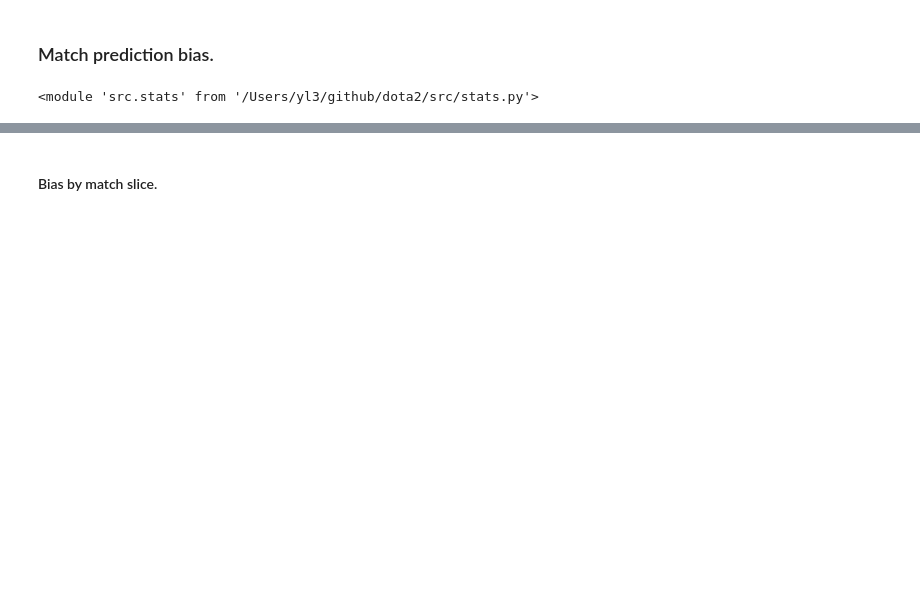
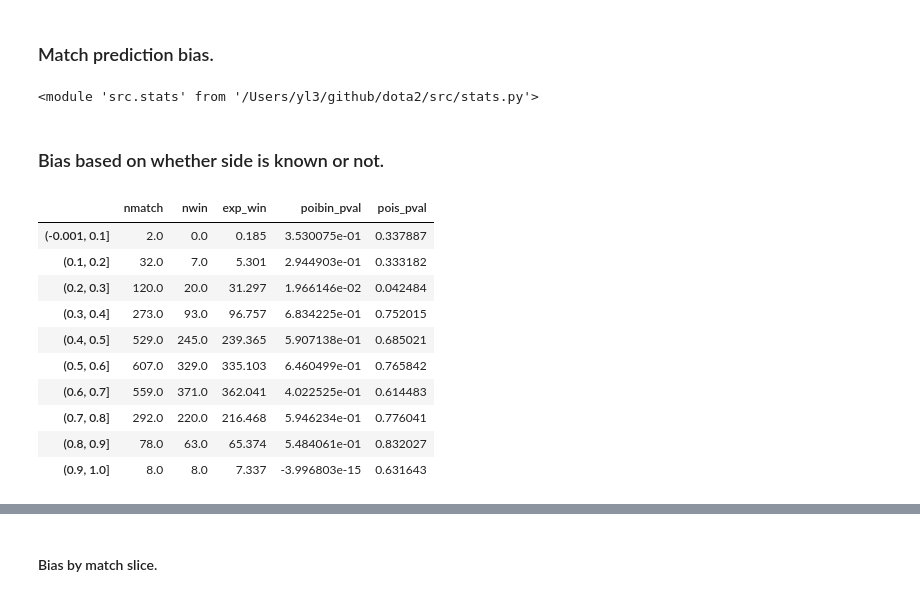
Before and after one commit to yl3/dota2, a Jupyter notebook: notebooks/13-initial_exploration_of_predictions.20190809.ipynb, the cells around one changed output, grey strips where cells are left out. Drawn from its saved outputs; the diff is of its cells as text; code cells hidden in the pictures; blank space fills up the shorter version.

```diff
--- a/notebooks/13-initial_exploration_of_predictions.20190809.ipynb
+++ b/notebooks/13-initial_exploration_of_predictions.20190809.ipynb
@@ -362,0 +380,16 @@ match_pred = src.stats.MatchPred(matches, match_pred_df, skills_mat)
+# %% [markdown]
+### Bias based on whether side is known or not.
+# %%
+match_pred.match_pred_df_bias()
+# %% [output]
+|  | nmatch | nwin | exp_win | poibin_pval | pois_pval |
+| (-0.001, 0.1] | 2.0 | 0.0 | 0.185 | 3.530075e-01 | 0.337887 |
+| (0.1, 0.2] | 32.0 | 7.0 | 5.301 | 2.944903e-01 | 0.333182 |
+| (0.2, 0.3] | 120.0 | 20.0 | 31.297 | 1.966146e-02 | 0.042484 |
+| (0.3, 0.4] | 273.0 | 93.0 | 96.757 | 6.834225e-01 | 0.752015 |
+| (0.4, 0.5] | 529.0 | 245.0 | 239.365 | 5.907138e-01 | 0.685021 |
+| (0.5, 0.6] | 607.0 | 329.0 | 335.103 | 6.460499e-01 | 0.765842 |
+| (0.6, 0.7] | 559.0 | 371.0 | 362.041 | 4.022525e-01 | 0.614483 |
+| (0.7, 0.8] | 292.0 | 220.0 | 216.468 | 5.946234e-01 | 0.776041 |
+| (0.8, 0.9] | 78.0 | 63.0 | 65.374 | 5.484061e-01 | 0.832027 |
+| (0.9, 1.0] | 8.0 | 8.0 | 7.337 | -3.996803e-15 | 0.631643 |
```
Also changed, not shown: parts of 14 cells of this notebook, 1 other file.
